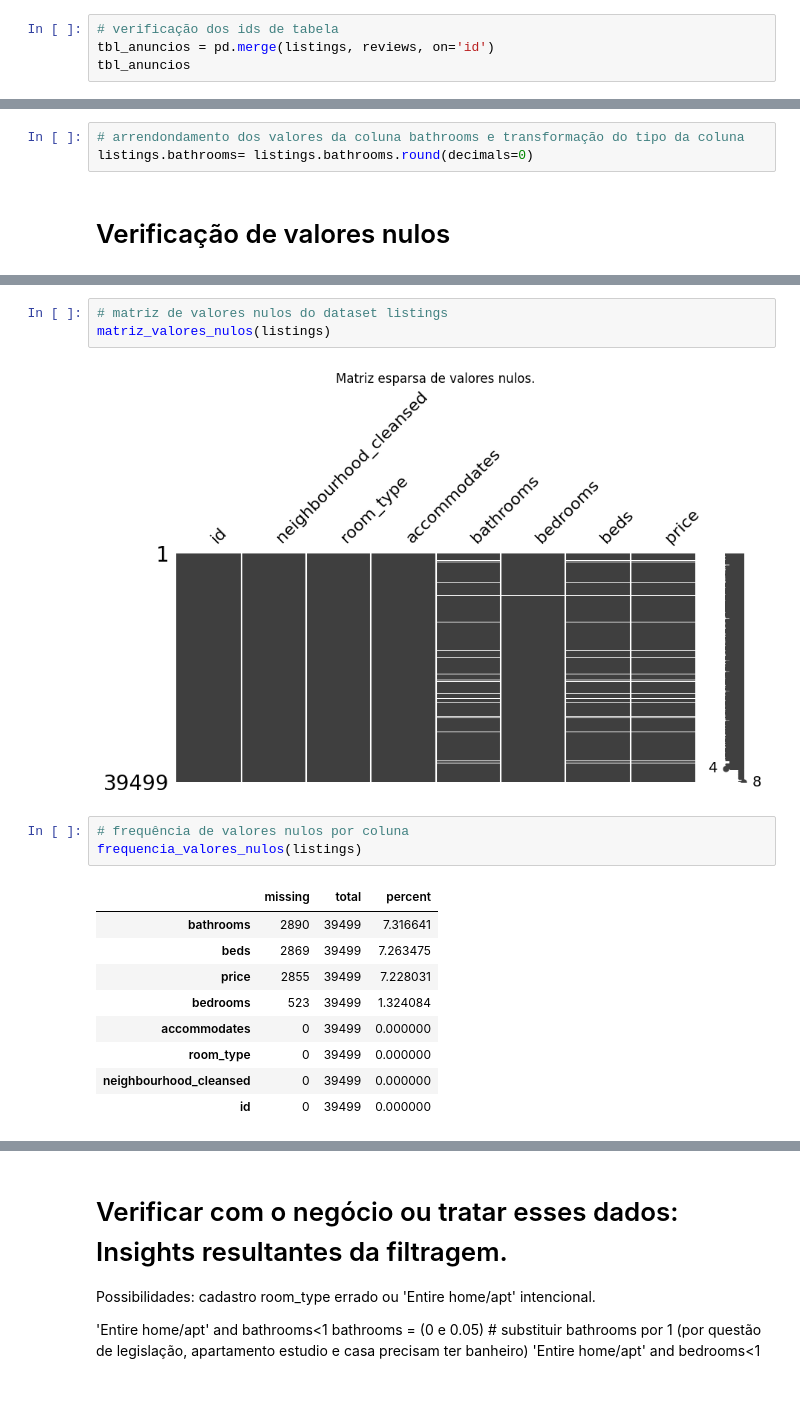
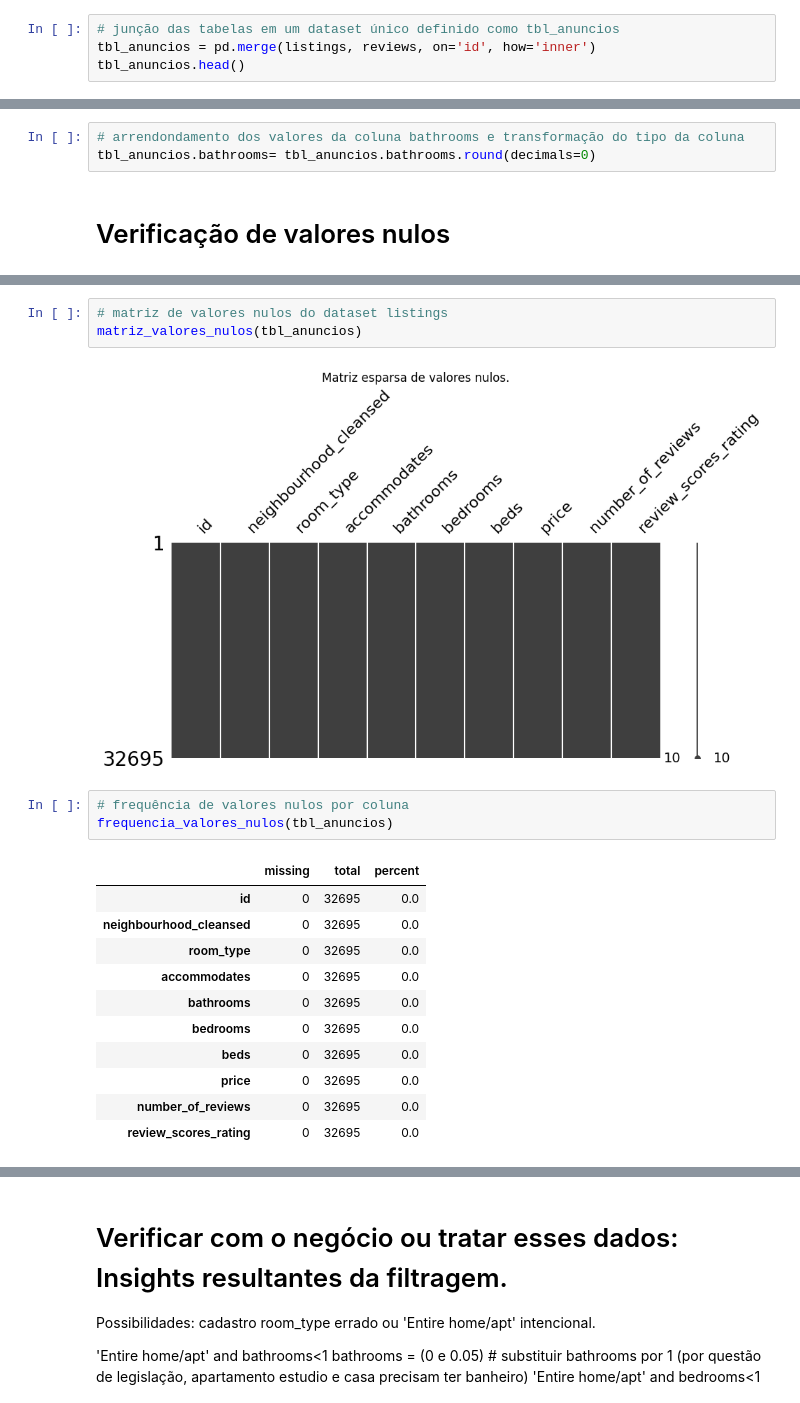
Before and after one commit to ederray/projetos_dnc, a Jupyter notebook: desafio5_data_wrangling/notebooks/eda.ipynb, the cells around one changed output, grey strips where cells are left out. Drawn from its saved outputs; the diff is of its cells as text.

```diff
--- a/desafio5_data_wrangling/notebooks/eda.ipynb
+++ b/desafio5_data_wrangling/notebooks/eda.ipynb
@@ -236,9 +282,9 @@ memory usage: 766.4 KB
 # %% [markdown]
 # Feature Creation
 # %%
-# verificação dos ids de tabela
-tbl_anuncios = pd.merge(listings, reviews, on='id')
-tbl_anuncios
+# junção das tabelas em um dataset único definido como tbl_anuncios
+tbl_anuncios = pd.merge(listings, reviews, on='id', how='inner')
+tbl_anuncios.head()
 # %% [output]
 |  | id | neighbourhood_cleansed | room_type | accommodates | bathrooms | bedrooms | beds | price | ... |
 | 0 | 272335 | Copacabana | Entire home/apt | 4 | 1.0 | 1.0 | 1.0 | 723.0 | ... |
@@ -276,7 +392,7 @@ tbl_anuncios.query('number_of_reviews==0')
 Decidi seguir com o arrendondamento do valor, pois não temos a informação do negócio para validar que um valor decimal possa indicar uma categoria específica de banheiro, como lavabo. Possuindo essa informação, poderíamos manter o valor decimal e criar uma flag para indicar a presença de banheiro lavabo. Após o tratamento de valores nulos, seguirei com a transformação do tipo de dado da coluna.
 # %%
 # arrendondamento dos valores da coluna bathrooms e transformação do tipo da coluna
-listings.bathrooms= listings.bathrooms.round(decimals=0)
+tbl_anuncios.bathrooms= tbl_anuncios.bathrooms.round(decimals=0)
 # %% [markdown]
 # Verificação de valores nulos
 # %%
@@ -316,18 +420,20 @@ filtrar_linhas_valores_nulos(listings)
 # %%
 # matriz de valores nulos do dataset listings
-matriz_valores_nulos(listings)
+matriz_valores_nulos(tbl_anuncios)
 # %% [output]
-[figure, old version]
+[figure, new version]
 # %%
 # frequência de valores nulos por coluna
-frequencia_valores_nulos(listings)
+frequencia_valores_nulos(tbl_anuncios)
 # %% [output]
 |  | missing | total | percent |
-| bathrooms | 2890 | 39499 | 7.316641 |
-| beds | 2869 | 39499 | 7.263475 |
-| price | 2855 | 39499 | 7.228031 |
-| bedrooms | 523 | 39499 | 1.324084 |
-| accommodates | 0 | 39499 | 0.000000 |
-| room_type | 0 | 39499 | 0.000000 |
-| neighbourhood_cleansed | 0 | 39499 | 0.000000 |
-| id | 0 | 39499 | 0.000000 |
+| id | 0 | 32695 | 0.0 |
+| neighbourhood_cleansed | 0 | 32695 | 0.0 |
+| room_type | 0 | 32695 | 0.0 |
+| accommodates | 0 | 32695 | 0.0 |
+| bathrooms | 0 | 32695 | 0.0 |
+| bedrooms | 0 | 32695 | 0.0 |
+| beds | 0 | 32695 | 0.0 |
+| price | 0 | 32695 | 0.0 |
+| number_of_reviews | 0 | 32695 | 0.0 |
+| review_scores_rating | 0 | 32695 | 0.0 |
```
Also changed, not shown: parts of 51 cells of this notebook, 4 other files.
